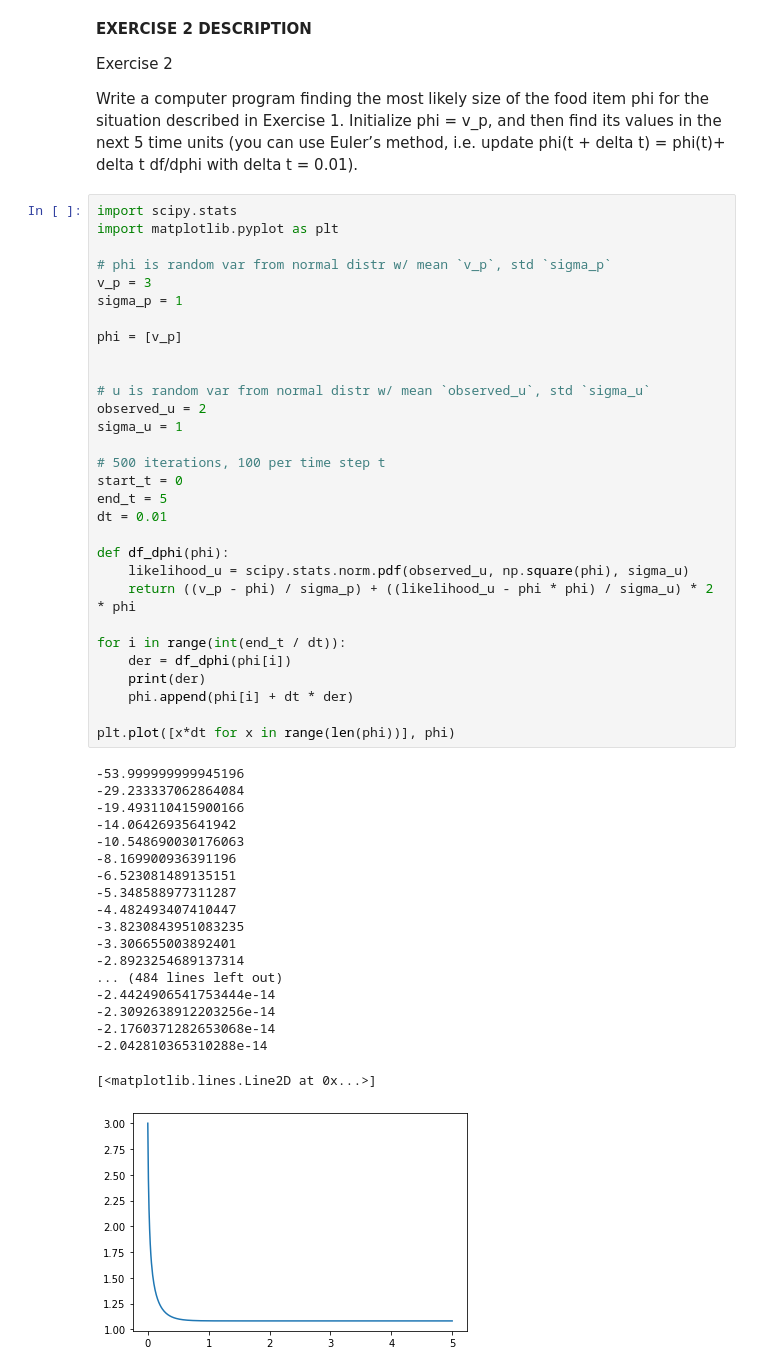
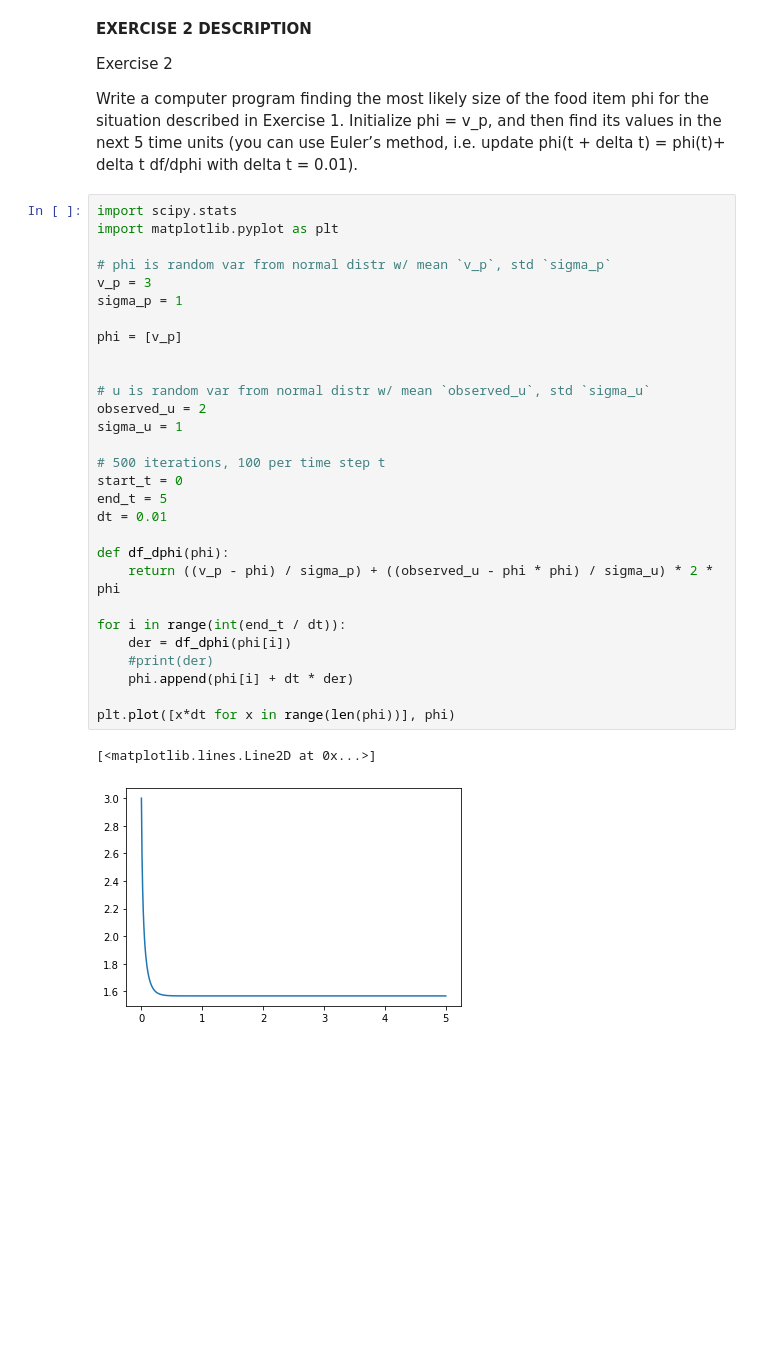
Before and after one commit to andyk/reading, a Jupyter notebook: code_andy/Free energy tutorial 2020-04-15.ipynb, the cells around one changed output. Cells and saved outputs as stored; diff of their text form; blank space fills up the shorter version.

```diff
--- a/code_andy/Free energy tutorial 2020-04-15.ipynb
+++ b/code_andy/Free energy tutorial 2020-04-15.ipynb
@@ -108,50 +108,32 @@ Write a computer program finding the most likely size of the food item phi for t
 # %%
 import scipy.stats
 import matplotlib.pyplot as plt
 
 # phi is random var from normal distr w/ mean `v_p`, std `sigma_p`
 v_p = 3
 sigma_p = 1
 
 phi = [v_p]
 
 
 # u is random var from normal distr w/ mean `observed_u`, std `sigma_u`
 observed_u = 2
 sigma_u = 1
 
 # 500 iterations, 100 per time step t
 start_t = 0
 end_t = 5
 dt = 0.01
 
 def df_dphi(phi):
-    likelihood_u = scipy.stats.norm.pdf(observed_u, np.square(phi), sigma_u)
-    return ((v_p - phi) / sigma_p) + ((likelihood_u - phi * phi) / sigma_u) * 2 * phi
+    return ((v_p - phi) / sigma_p) + ((observed_u - phi * phi) / sigma_u) * 2 * phi
 
 for i in range(int(end_t / dt)):
     der = df_dphi(phi[i])
-    print(der)
+    #print(der)
     phi.append(phi[i] + dt * der)
 
 plt.plot([x*dt for x in range(len(phi))], phi)
 # %% [output]
--53.999999999945196
--29.233337062864084
--19.493110415900166
--14.06426935641942
--10.548690030176063
--8.169900936391196
--6.523081489135151
--5.348588977311287
--4.482493407410447
--3.8230843951083235
--3.306655003892401
--2.8923254689137314
-... (484 lines left out)
--2.4424906541753444e-14
--2.3092638912203256e-14
--2.1760371282653068e-14
--2.042810365310288e-14
+[<matplotlib.lines.Line2D at 0x...>]
-[<matplotlib.lines.Line2D at 0x...>]
-[figure, old version]
+[figure, new version]
```
Also changed, not shown: parts of 2 cells of this notebook.
